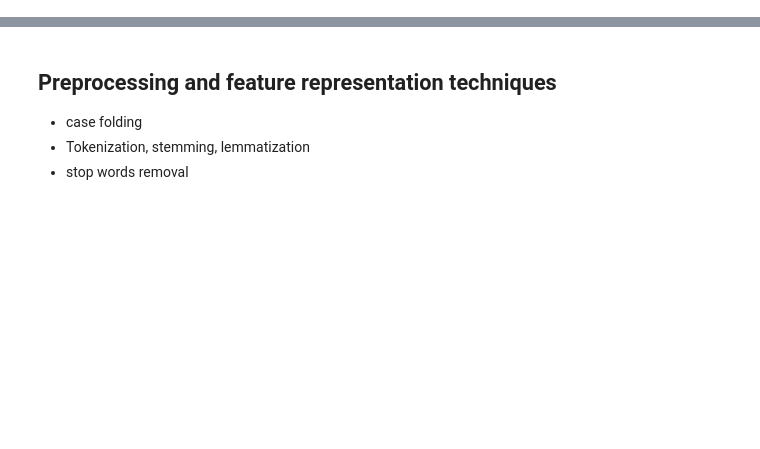
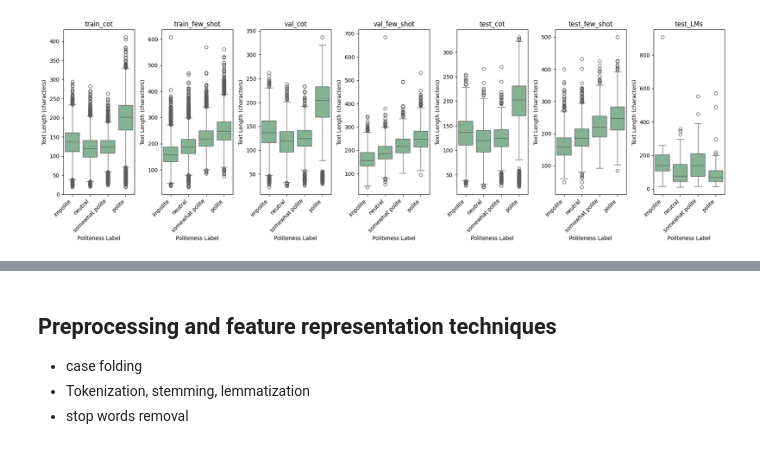
Before and after one commit to franciscopana/M.IA_Natural-Language-Processing, a Jupyter notebook: main.ipynb, the cells around one changed output, grey strips where cells are left out. Saved outputs shown, nothing was run; the diff lists cells and outputs as text; code cells hidden in the pictures; blank space fills up the shorter version.

```diff
--- a/main.ipynb
+++ b/main.ipynb
@@ -79,0 +157,17 @@ Each example in the dataset contains:
+# %%
+plt.figure(figsize=(18, 6))
+for i, (name, df) in enumerate(dataframes.items(), 1):
+    if 'label' in df.columns and 'text' in df.columns:
+        text_lengths = df['text'].astype(str).fillna('').str.len()
+
+        plt.subplot(1, n_datasets, i)
+        sns.boxplot(data=df, x='label', y=text_lengths, order=label_order)
+        plt.title(f'{name}')
+        plt.xlabel('Politeness Label')
+        plt.ylabel('Text Length (characters)')
+        plt.xticks(rotation=45, ha='right')
+
+plt.tight_layout()
+plt.show()
+# %% [output]
+[figure, added]
```
Also changed, not shown: parts of 21 cells of this notebook.
